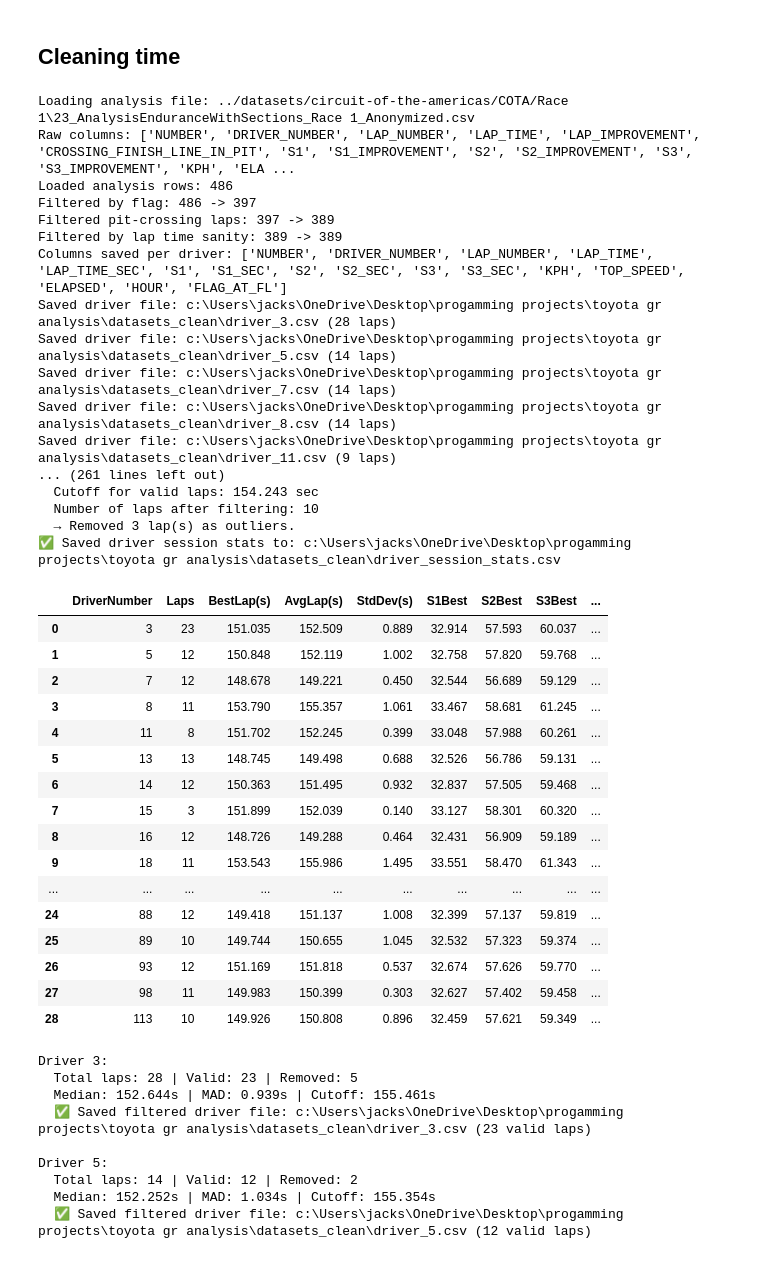
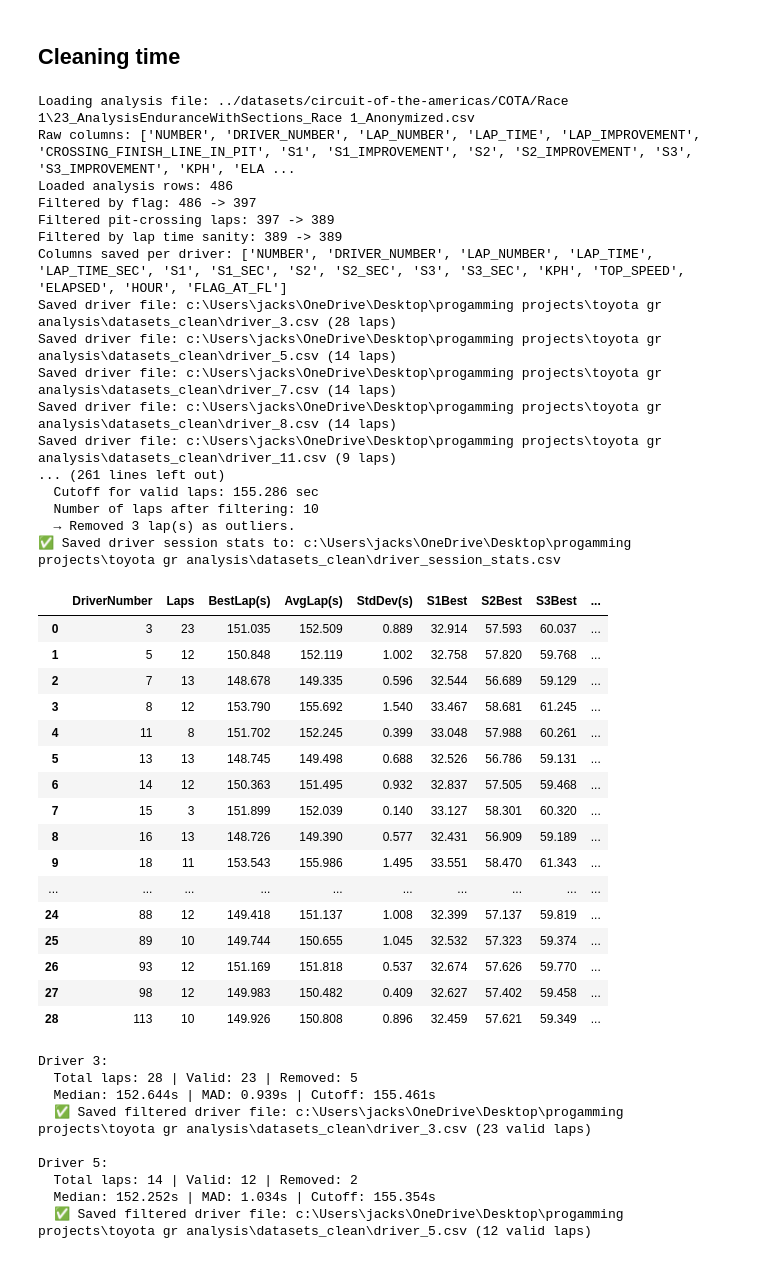
Before and after one commit to ternasius/toyota-gr-analysis, a Jupyter notebook: notebooks/data_prep.ipynb, the cells around one changed output. Saved outputs shown, nothing was run; the diff lists cells and outputs as text; code cells hidden in the pictures.

```diff
--- a/notebooks/data_prep.ipynb
+++ b/notebooks/data_prep.ipynb
@@ -232,7 +232,7 @@ if 'NUMBER' in analysis_df.columns:
         grp = grp.copy()
         median = grp['LAP_TIME_SEC'].median()
         mad = (grp['LAP_TIME_SEC'] - median).abs().median()
-        cutoff = median + 3 * mad  # 3 MADs above median
+        cutoff = median + 4 * mad  # 5 MADs above median
 
         # Debug info
         print(f"\nDriver {driver}:")
@@ -270,47 +270,47 @@ driver_stats_df['TheoreticalBest(s)'] = driver_stats_df[['S1Best','S2Best','S3Be
 
 # Round
 driver_stats_df[['BestLap(s)','AvgLap(s)','StdDev(s)','TheoreticalBest(s)']] = \
     driver_stats_df[['BestLap(s)','AvgLap(s)','StdDev(s)','TheoreticalBest(s)']].round(3)
 
 # Save CSV
 driver_stats_path = os.path.join(OUTPUT_ROOT, "driver_session_stats.csv")
 driver_stats_df.to_csv(driver_stats_path, index=False)
 print(f"✅ Saved driver session stats to: {driver_stats_path}")
 display(driver_stats_df)
 # %% [output]
 Loading analysis file: ../datasets/circuit-of-the-americas/COTA/Race 1\23_AnalysisEnduranceWithSections_Race 1_Anonymized.csv
 Raw columns: ['NUMBER', 'DRIVER_NUMBER', 'LAP_NUMBER', 'LAP_TIME', 'LAP_IMPROVEMENT', 'CROSSING_FINISH_LINE_IN_PIT', 'S1', 'S1_IMPROVEMENT', 'S2', 'S2_IMPROVEMENT', 'S3', 'S3_IMPROVEMENT', 'KPH', 'ELA ...
 Loaded analysis rows: 486
 Filtered by flag: 486 -> 397
 Filtered pit-crossing laps: 397 -> 389
 Filtered by lap time sanity: 389 -> 389
 Columns saved per driver: ['NUMBER', 'DRIVER_NUMBER', 'LAP_NUMBER', 'LAP_TIME', 'LAP_TIME_SEC', 'S1', 'S1_SEC', 'S2', 'S2_SEC', 'S3', 'S3_SEC', 'KPH', 'TOP_SPEED', 'ELAPSED', 'HOUR', 'FLAG_AT_FL']
 Saved driver file: c:\Users\jacks\OneDrive\Desktop\progamming projects\toyota gr analysis\datasets_clean\driver_3.csv (28 laps)
 Saved driver file: c:\Users\jacks\OneDrive\Desktop\progamming projects\toyota gr analysis\datasets_clean\driver_5.csv (14 laps)
 Saved driver file: c:\Users\jacks\OneDrive\Desktop\progamming projects\toyota gr analysis\datasets_clean\driver_7.csv (14 laps)
 Saved driver file: c:\Users\jacks\OneDrive\Desktop\progamming projects\toyota gr analysis\datasets_clean\driver_8.csv (14 laps)
 Saved driver file: c:\Users\jacks\OneDrive\Desktop\progamming projects\toyota gr analysis\datasets_clean\driver_11.csv (9 laps)
 ... (261 lines left out)
-  Cutoff for valid laps: 154.243 sec
+  Cutoff for valid laps: 155.286 sec
   Number of laps after filtering: 10
   → Removed 3 lap(s) as outliers.
 ✅ Saved driver session stats to: c:\Users\jacks\OneDrive\Desktop\progamming projects\toyota gr analysis\datasets_clean\driver_session_stats.csv
 |  | DriverNumber | Laps | BestLap(s) | AvgLap(s) | StdDev(s) | S1Best | S2Best | S3Best | ... |
 | 0 | 3 | 23 | 151.035 | 152.509 | 0.889 | 32.914 | 57.593 | 60.037 | ... |
 | 1 | 5 | 12 | 150.848 | 152.119 | 1.002 | 32.758 | 57.820 | 59.768 | ... |
-| 2 | 7 | 12 | 148.678 | 149.221 | 0.450 | 32.544 | 56.689 | 59.129 | ... |
-| 3 | 8 | 11 | 153.790 | 155.357 | 1.061 | 33.467 | 58.681 | 61.245 | ... |
+| 2 | 7 | 13 | 148.678 | 149.335 | 0.596 | 32.544 | 56.689 | 59.129 | ... |
+| 3 | 8 | 12 | 153.790 | 155.692 | 1.540 | 33.467 | 58.681 | 61.245 | ... |
 | 4 | 11 | 8 | 151.702 | 152.245 | 0.399 | 33.048 | 57.988 | 60.261 | ... |
 | 5 | 13 | 13 | 148.745 | 149.498 | 0.688 | 32.526 | 56.786 | 59.131 | ... |
 | 6 | 14 | 12 | 150.363 | 151.495 | 0.932 | 32.837 | 57.505 | 59.468 | ... |
 | 7 | 15 | 3 | 151.899 | 152.039 | 0.140 | 33.127 | 58.301 | 60.320 | ... |
-| 8 | 16 | 12 | 148.726 | 149.288 | 0.464 | 32.431 | 56.909 | 59.189 | ... |
+| 8 | 16 | 13 | 148.726 | 149.390 | 0.577 | 32.431 | 56.909 | 59.189 | ... |
 | 9 | 18 | 11 | 153.543 | 155.986 | 1.495 | 33.551 | 58.470 | 61.343 | ... |
 | ... | ... | ... | ... | ... | ... | ... | ... | ... | ... |
 | 24 | 88 | 12 | 149.418 | 151.137 | 1.008 | 32.399 | 57.137 | 59.819 | ... |
 | 25 | 89 | 10 | 149.744 | 150.655 | 1.045 | 32.532 | 57.323 | 59.374 | ... |
 | 26 | 93 | 12 | 151.169 | 151.818 | 0.537 | 32.674 | 57.626 | 59.770 | ... |
-| 27 | 98 | 11 | 149.983 | 150.399 | 0.303 | 32.627 | 57.402 | 59.458 | ... |
+| 27 | 98 | 12 | 149.983 | 150.482 | 0.409 | 32.627 | 57.402 | 59.458 | ... |
 | 28 | 113 | 10 | 149.926 | 150.808 | 0.896 | 32.459 | 57.621 | 59.349 | ... |
 # %%
 # ---------------------- Filter extreme laps using MAD per driver ----------------------
```
